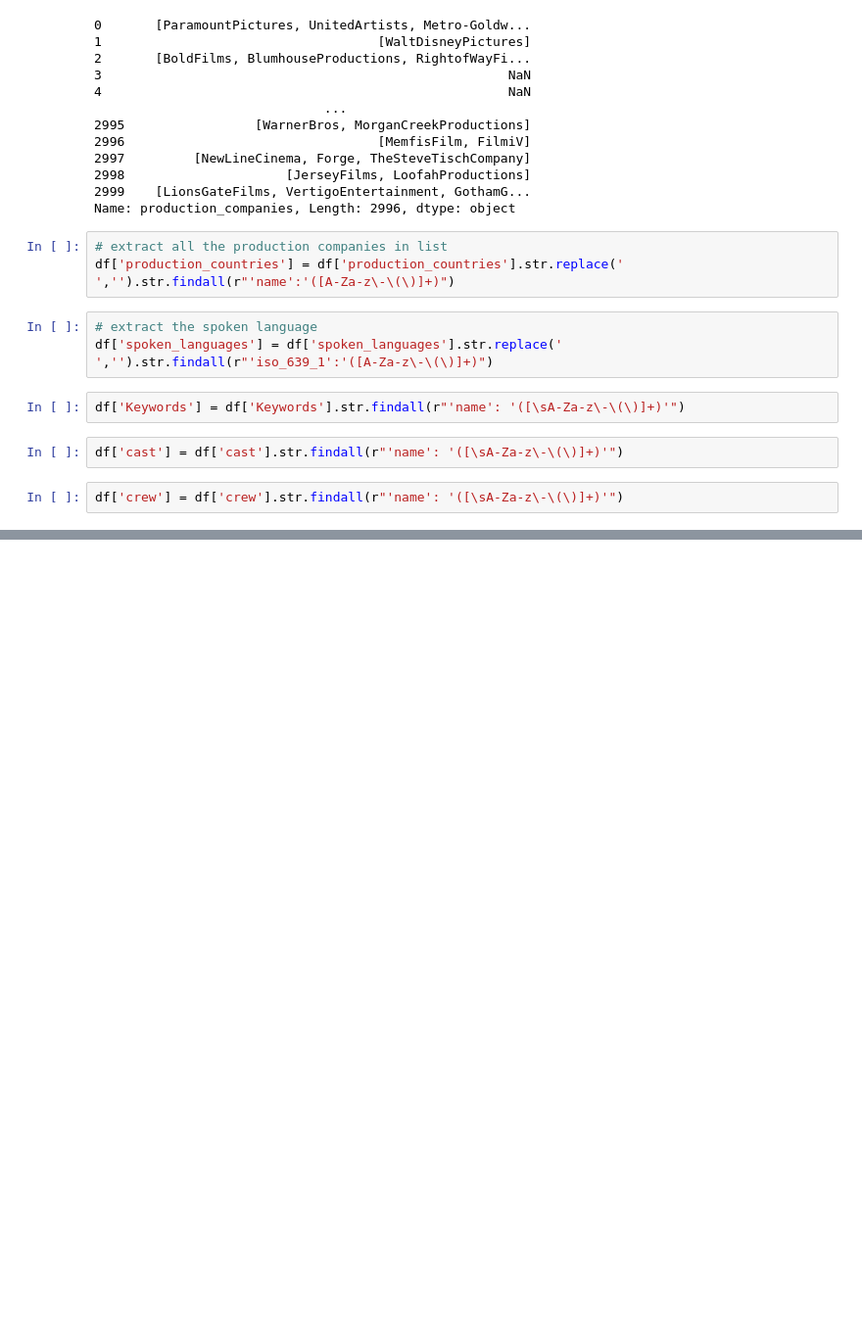
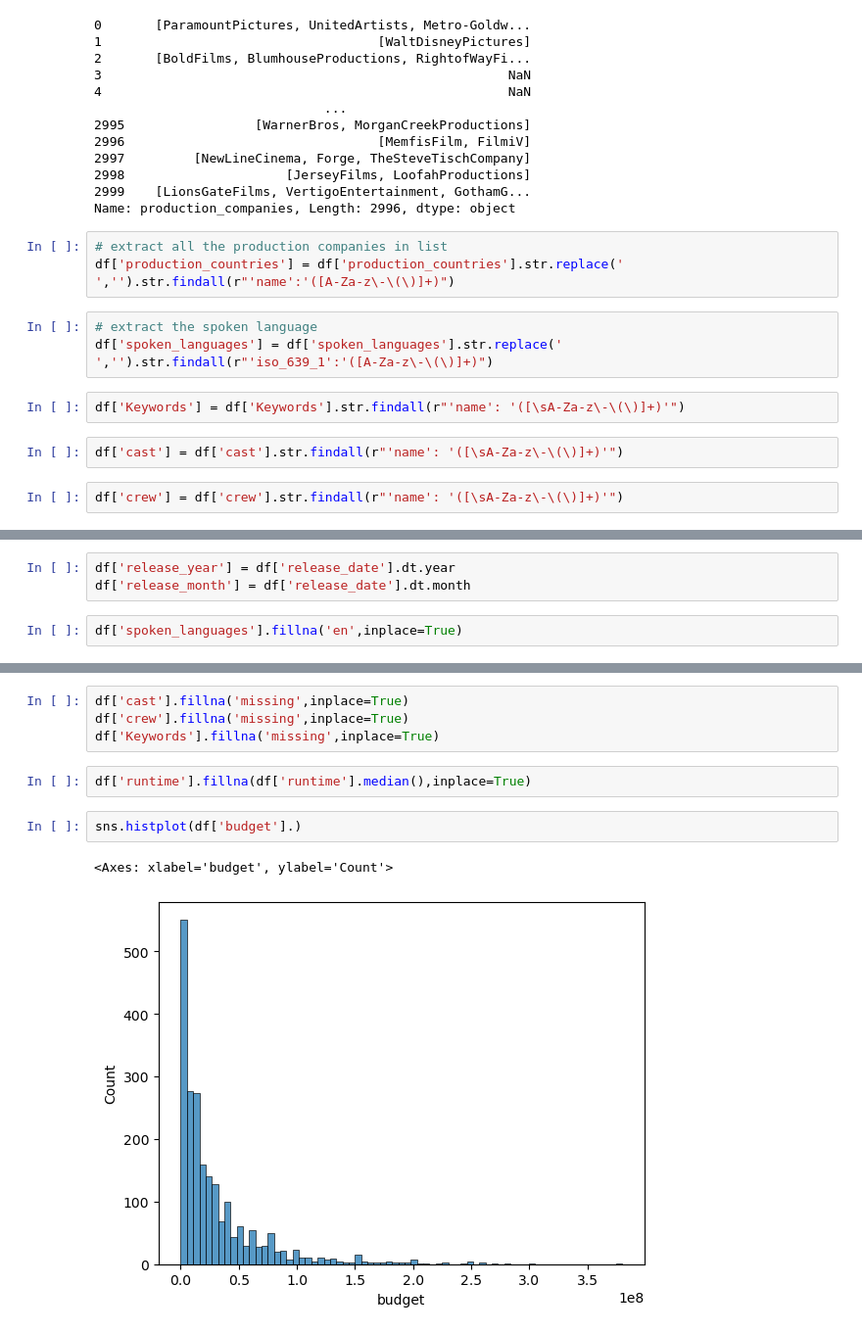
Before and after one commit to abdulvajid1/TMBD-MOVIE-REVENUE-PREDICTION, a Jupyter notebook: notebook.ipynb, the cells around one changed output, grey strips where cells are left out. Shown: that part at 98% size. Saved outputs shown, nothing was run; the diff lists cells and outputs as text; blank space fills up the shorter version.

```diff
--- a/notebook.ipynb
+++ b/notebook.ipynb
@@ -233,0 +289,5 @@ df
+# %%
+df['release_year'] = df['release_date'].dt.year
+df['release_month'] = df['release_date'].dt.month
+# %%
+df['spoken_languages'].fillna('en',inplace=True)
@@ -233,0 +301,11 @@ df
+# %%
+df['cast'].fillna('missing',inplace=True)
+df['crew'].fillna('missing',inplace=True)
+df['Keywords'].fillna('missing',inplace=True)
+# %%
+df['runtime'].fillna(df['runtime'].median(),inplace=True)
+# %%
+sns.histplot(df['budget'].)
+# %% [output]
+<Axes: xlabel='budget', ylabel='Count'>
+[figure, added]
```
Also changed, not shown: parts of 23 cells of this notebook.
